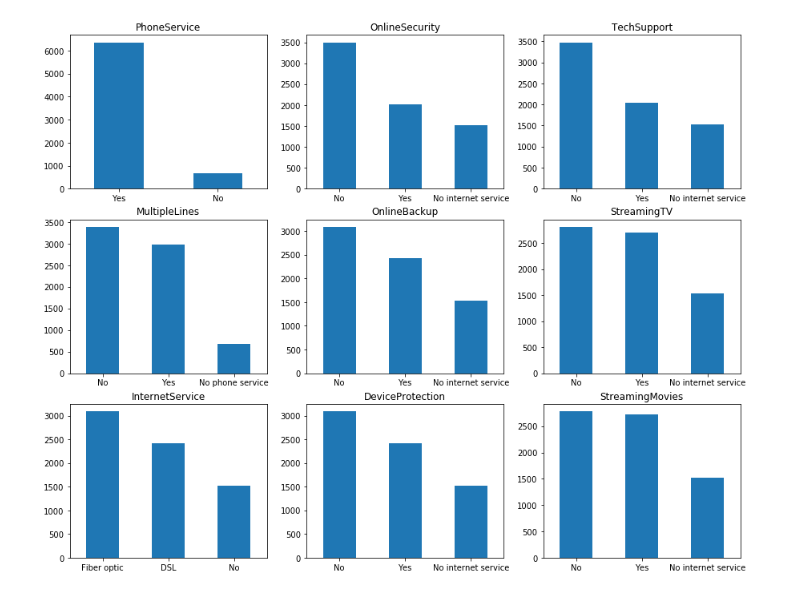
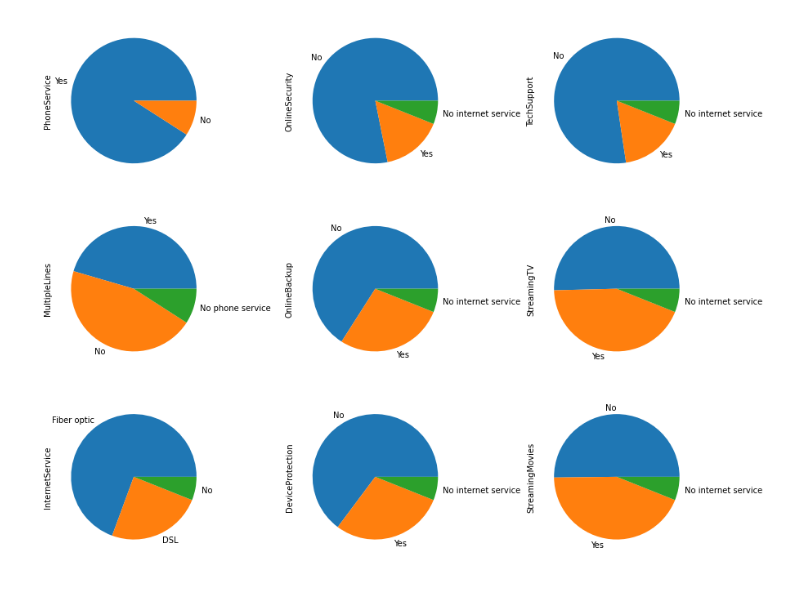
Before and after one commit to syedshahvaiz/Business_Analytics_ETH, a Jupyter notebook: business_analytics/EDA.ipynb, the cells around one changed output. Saved outputs shown, nothing was run; the diff lists cells and outputs as text; code cells hidden in the pictures.

```diff
--- a/business_analytics/EDA.ipynb
+++ b/business_analytics/EDA.ipynb
@@ -54,26 +81,0 @@ d.head()
-# %%
-# Customers by gender
-
-colors = ['#4D3425','#E4512B']
-ax = (d['gender'].value_counts()*100.0 /len(d)).plot(kind='bar', stacked = True, rot = 0, color = colors)
-ax.set_ylabel('% Customers')
-ax.set_xlabel('Gender')
-ax.set_title('Gender Distribution')
-
-# create a list to collect the plt.patches data
-totals = []
-
-# find the values and append to list
-for i in ax.patches:
-    totals.append(i.get_width())
-
-# set individual bar lables using above list
-total = sum(totals)
-
-for i in ax.patches:
-    # get_width pulls left or right; get_y pushes up or down
-    ax.text(i.get_x()+.15, i.get_height()-3.5, \
-            str(round((i.get_height()/total), 1))+'%',
-            fontsize=12,
-            color='white',
-           weight = 'bold')
@@ -81,0 +82,8 @@ for i in ax.patches:
+# %%
+# Reduce the dataset to customers that churned
+
+churners = d['Churn'] == 1
+
+churnset = d[churners]
+
+churnset.head()
@@ -116,19 +146,19 @@ Text(0.5, 1.0, '# of Customers by Contract Type')
 # %%
-# Distribution of various telecommunication services by customer
+# What service types customers had when they churned
 
 services = ['PhoneService','MultipleLines','InternetService','OnlineSecurity',
            'OnlineBackup','DeviceProtection','TechSupport','StreamingTV','StreamingMovies']
 
 fig, axes = plt.subplots(nrows = 3,ncols = 3,figsize = (15,12))
 for i, item in enumerate(services):
     if i < 3:
-        ax = d[item].value_counts().plot(kind = 'bar',ax=axes[i,0],rot = 0)
+        ax = churnset[item].value_counts().plot(kind = 'pie',ax=axes[i,0],rot = 0)
 
     elif i >=3 and i < 6:
-        ax = d[item].value_counts().plot(kind = 'bar',ax=axes[i-3,1],rot = 0)
+        ax = churnset[item].value_counts().plot(kind = 'pie',ax=axes[i-3,1],rot = 0)
 
     elif i < 9:
-        ax = d[item].value_counts().plot(kind = 'bar',ax=axes[i-6,2],rot = 0)
-    ax.set_title(item)
+        ax = churnset[item].value_counts().plot(kind = 'pie',ax=axes[i-6,2],rot = 0)
+    #ax.set_title(item)
 # %% [output]
-[figure, old version]
+[figure, new version]
```
Also changed, not shown: parts of 17 cells of this notebook.
